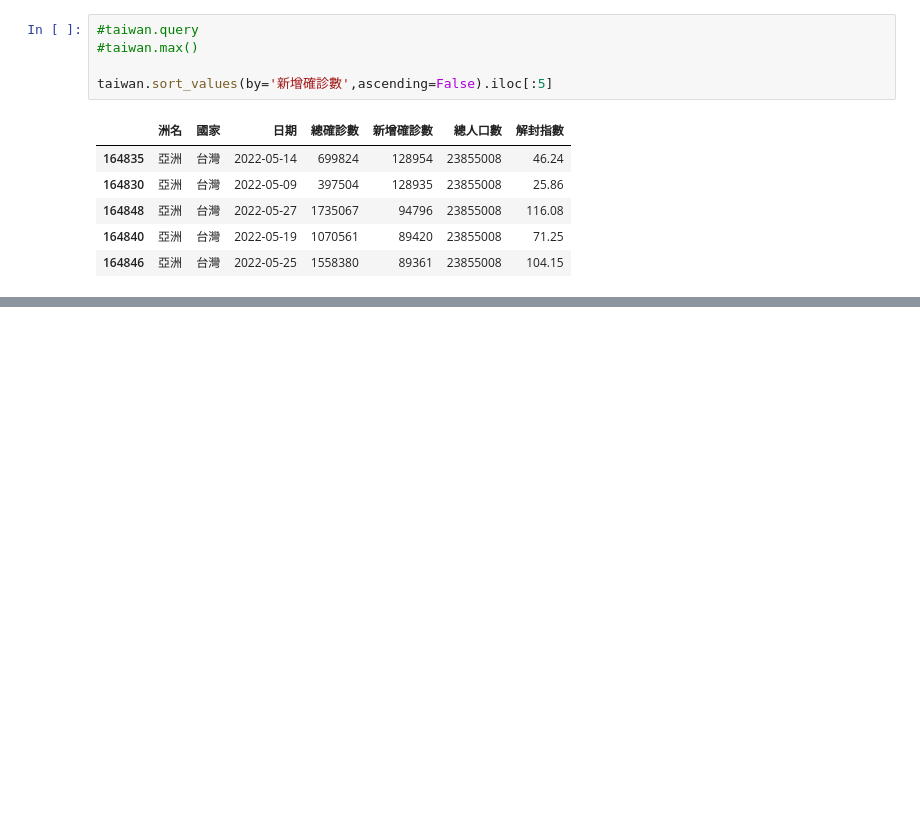
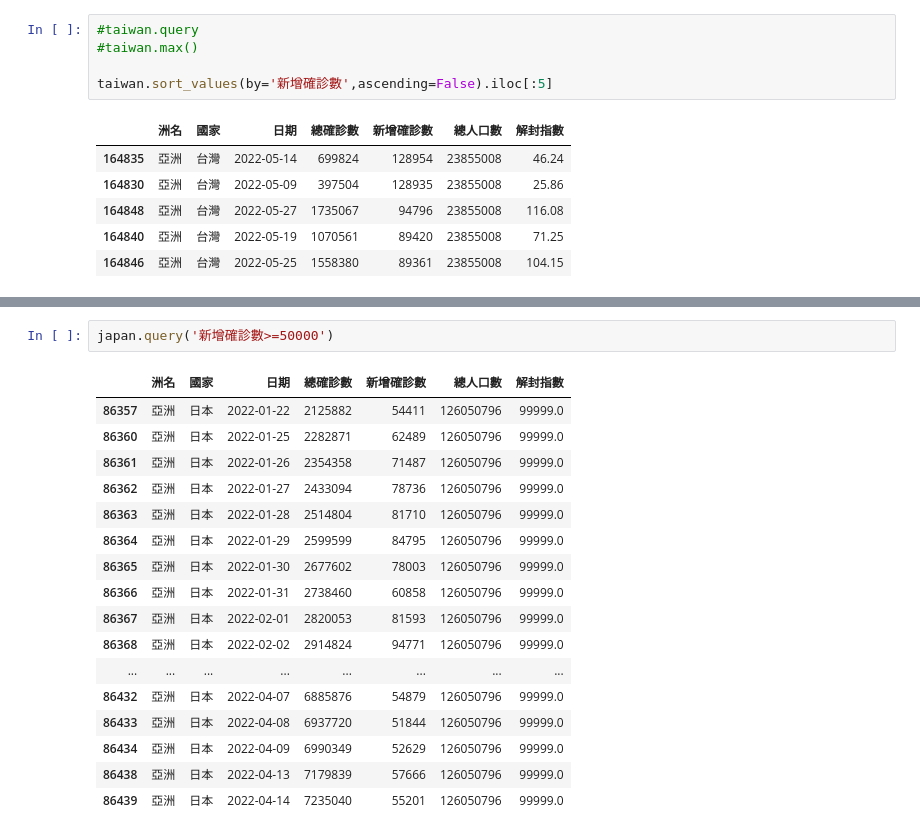
Before and after one commit to chiawei1017/__112_python_chiawei__, a Jupyter notebook: lesson14_2.ipynb, the cells around one changed output, grey strips where cells are left out. Cells and saved outputs as stored; diff of their text form; blank space fills up the shorter version.

```diff
--- a/lesson14_2.ipynb
+++ b/lesson14_2.ipynb
@@ -123,0 +145,20 @@ taiwan.sort_values(by='新增確診數',ascending=False).iloc[:5]
+# %%
+japan.query('新增確診數>=50000')
+# %% [output]
+|  | 洲名 | 國家 | 日期 | 總確診數 | 新增確診數 | 總人口數 | 解封指數 |
+| 86357 | 亞洲 | 日本 | 2022-01-22 | 2125882 | 54411 | 126050796 | 99999.0 |
+| 86360 | 亞洲 | 日本 | 2022-01-25 | 2282871 | 62489 | 126050796 | 99999.0 |
+| 86361 | 亞洲 | 日本 | 2022-01-26 | 2354358 | 71487 | 126050796 | 99999.0 |
+| 86362 | 亞洲 | 日本 | 2022-01-27 | 2433094 | 78736 | 126050796 | 99999.0 |
+| 86363 | 亞洲 | 日本 | 2022-01-28 | 2514804 | 81710 | 126050796 | 99999.0 |
+| 86364 | 亞洲 | 日本 | 2022-01-29 | 2599599 | 84795 | 126050796 | 99999.0 |
+| 86365 | 亞洲 | 日本 | 2022-01-30 | 2677602 | 78003 | 126050796 | 99999.0 |
+| 86366 | 亞洲 | 日本 | 2022-01-31 | 2738460 | 60858 | 126050796 | 99999.0 |
+| 86367 | 亞洲 | 日本 | 2022-02-01 | 2820053 | 81593 | 126050796 | 99999.0 |
+| 86368 | 亞洲 | 日本 | 2022-02-02 | 2914824 | 94771 | 126050796 | 99999.0 |
+| ... | ... | ... | ... | ... | ... | ... | ... |
+| 86432 | 亞洲 | 日本 | 2022-04-07 | 6885876 | 54879 | 126050796 | 99999.0 |
+| 86433 | 亞洲 | 日本 | 2022-04-08 | 6937720 | 51844 | 126050796 | 99999.0 |
+| 86434 | 亞洲 | 日本 | 2022-04-09 | 6990349 | 52629 | 126050796 | 99999.0 |
+| 86438 | 亞洲 | 日本 | 2022-04-13 | 7179839 | 57666 | 126050796 | 99999.0 |
+| 86439 | 亞洲 | 日本 | 2022-04-14 | 7235040 | 55201 | 126050796 | 99999.0 |
```
Also changed, not shown: parts of 1 cell of this notebook.
